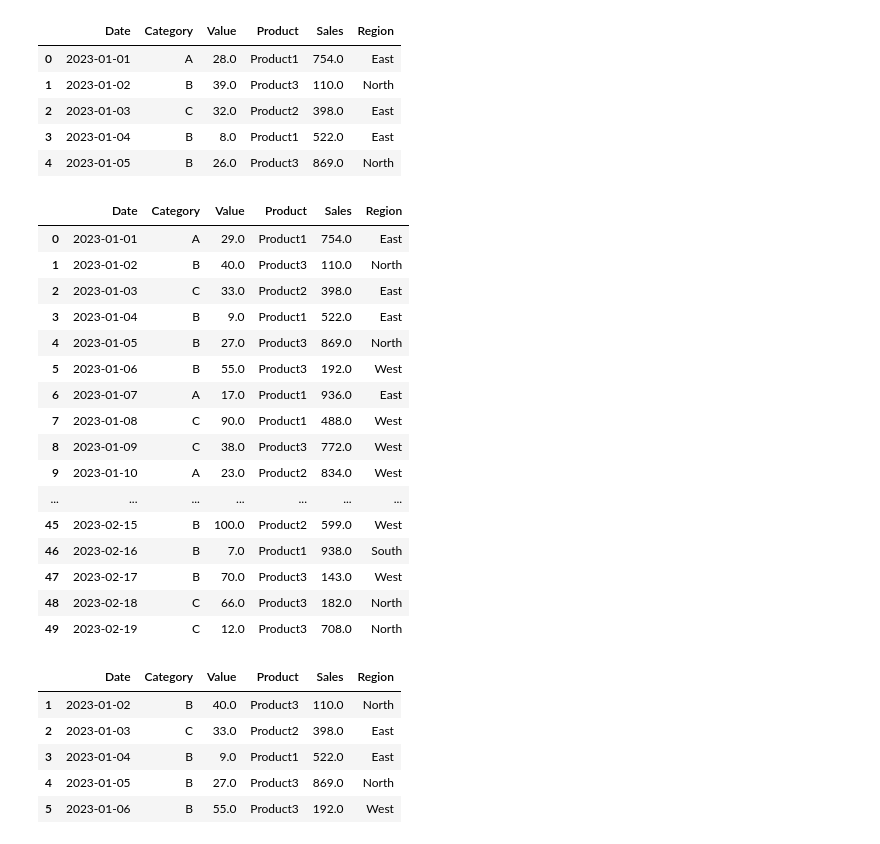
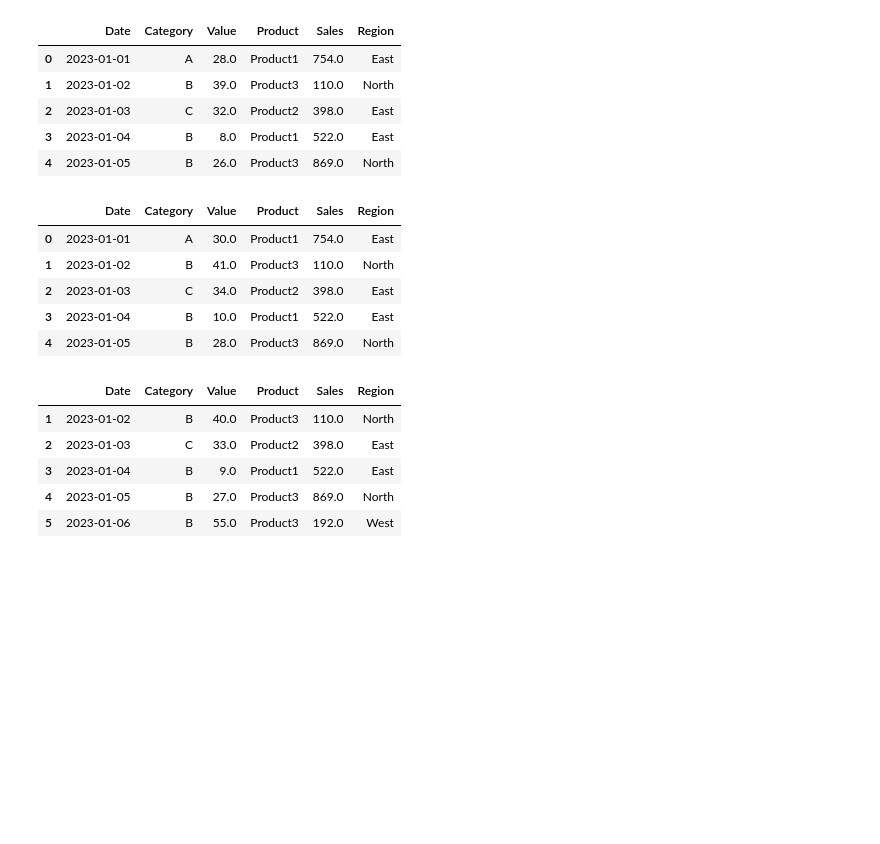
Before and after one commit to akmayank94/Data-Analysis, a Jupyter notebook: 10-Data Analysis with Python/10.2-pandas.ipynb, the cells around one changed output. Drawn from its saved outputs; the diff is of its cells as text; code cells hidden in the pictures; blank space fills up the shorter version.

```diff
--- a/10-Data Analysis with Python/10.2-pandas.ipynb
+++ b/10-Data Analysis with Python/10.2-pandas.ipynb
@@ -163,4 +222,6 @@ df.head()
 # %%
+df = pd.read_csv('data.csv')
+
 ## Accessing a specified element
 # df.at[index,'Col_name']
 df.at[2,'Product']
@@ -196,8 +257,7 @@ except Exception as ex:
 # %% [output]
 Length of values (3) does not match length of index (50)
 # %%
-df['Salary'] = 0
-df.loc[::,'Salary'] = 50000
+df['Salary'] = 50000
 # %%
 df.head(10)
 # %% [output]
@@ -228,27 +288,17 @@ df.head()
 | 3 | 2023-01-04 | B | 8.0 | Product1 | 522.0 | East |
 | 4 | 2023-01-05 | B | 26.0 | Product3 | 869.0 | North |
 # %%
-## Add age to the column
+## Adding to the column
+
 df['Value']=df['Value']+1
-df
+df.head()
 # %% [output]
 |  | Date | Category | Value | Product | Sales | Region |
-| 0 | 2023-01-01 | A | 29.0 | Product1 | 754.0 | East |
-| 1 | 2023-01-02 | B | 40.0 | Product3 | 110.0 | North |
-| 2 | 2023-01-03 | C | 33.0 | Product2 | 398.0 | East |
-| 3 | 2023-01-04 | B | 9.0 | Product1 | 522.0 | East |
-| 4 | 2023-01-05 | B | 27.0 | Product3 | 869.0 | North |
-| 5 | 2023-01-06 | B | 55.0 | Product3 | 192.0 | West |
-| 6 | 2023-01-07 | A | 17.0 | Product1 | 936.0 | East |
-| 7 | 2023-01-08 | C | 90.0 | Product1 | 488.0 | West |
-| 8 | 2023-01-09 | C | 38.0 | Product3 | 772.0 | West |
-| 9 | 2023-01-10 | A | 23.0 | Product2 | 834.0 | West |
-| ... | ... | ... | ... | ... | ... | ... |
-| 45 | 2023-02-15 | B | 100.0 | Product2 | 599.0 | West |
-| 46 | 2023-02-16 | B | 7.0 | Product1 | 938.0 | South |
-| 47 | 2023-02-17 | B | 70.0 | Product3 | 143.0 | West |
-| 48 | 2023-02-18 | C | 66.0 | Product3 | 182.0 | North |
-| 49 | 2023-02-19 | C | 12.0 | Product3 | 708.0 | North |
+| 0 | 2023-01-01 | A | 30.0 | Product1 | 754.0 | East |
+| 1 | 2023-01-02 | B | 41.0 | Product3 | 110.0 | North |
+| 2 | 2023-01-03 | C | 34.0 | Product2 | 398.0 | East |
+| 3 | 2023-01-04 | B | 10.0 | Product1 | 522.0 | East |
+| 4 | 2023-01-05 | B | 28.0 | Product3 | 869.0 | North |
 # %%
 # dropping a row
 df.drop(0,inplace=True)
```
Also changed, not shown: parts of 29 cells of this notebook.
